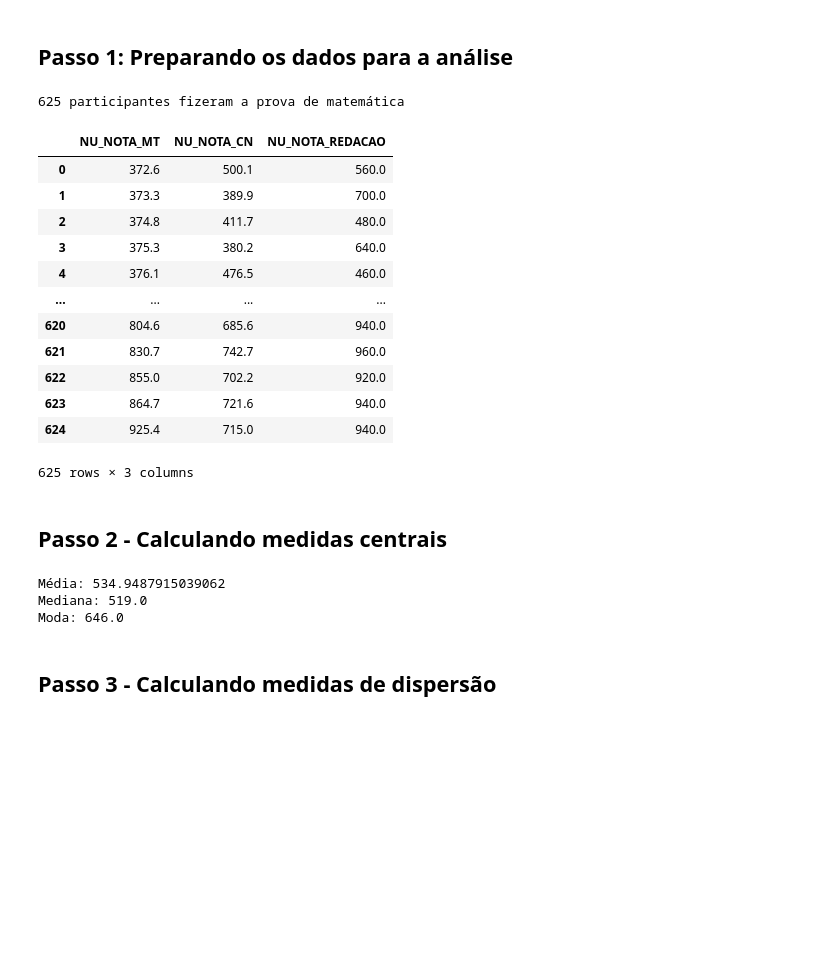
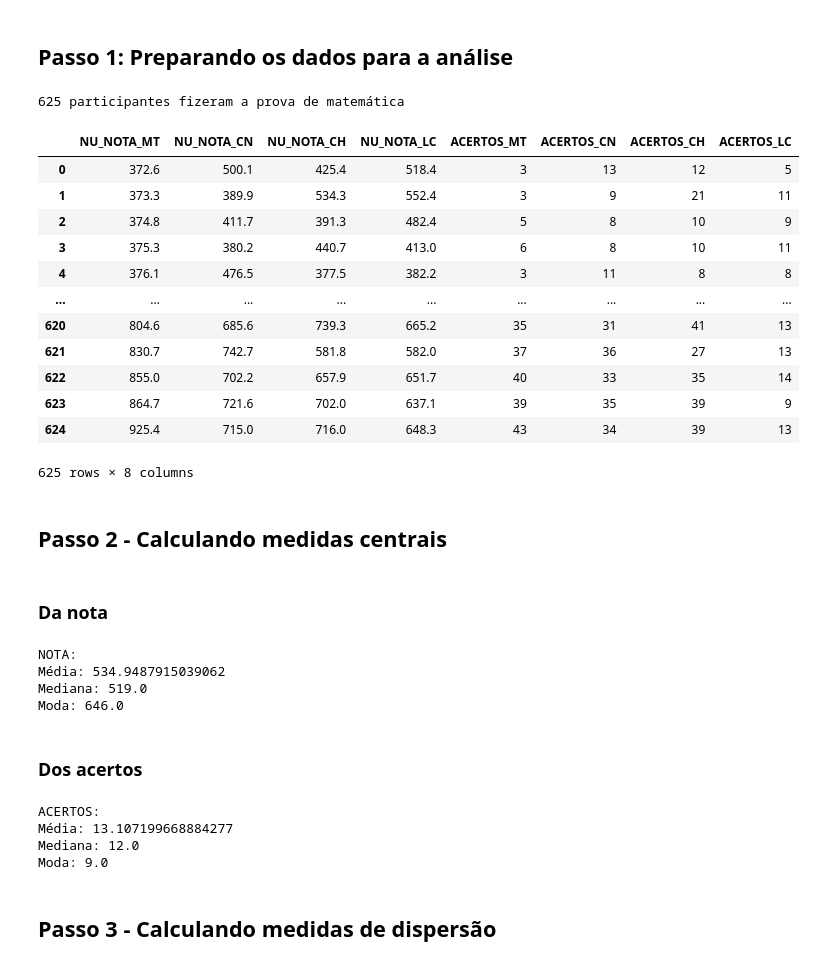
Before and after one commit to AlgumCorrupto/trab-estat-stica, a Jupyter notebook: enem.ipynb, the cells around one changed output. Cells and saved outputs as stored; diff of their text form; code cells hidden in the pictures; blank space fills up the shorter version.

```diff
--- a/enem.ipynb
+++ b/enem.ipynb
@@ -13,35 +13,52 @@ import scipy.stats as st
 ## Passo 1: Preparando os dados para a análise
 # %%
 amostra = pd.read_csv('notas-campos.csv')
-notas = np.round(np.array(amostra["NU_NOTA_MT"], dtype=np.float32), decimals=0, out=None)
+notas_mt = np.round(np.array(amostra["NU_NOTA_MT"], dtype=np.float32), decimals=0, out=None)
+acertos_mt = np.round(np.array(amostra["ACERTOS_MT"], dtype=np.float32), decimals=0, out=None)
 print(f"{len(amostra)} participantes fizeram a prova de matemática")
+
+
 amostra
 # %% [output]
 625 participantes fizeram a prova de matemática
-|  | NU_NOTA_MT | NU_NOTA_CN | NU_NOTA_REDACAO |
-| 0 | 372.6 | 500.1 | 560.0 |
-| 1 | 373.3 | 389.9 | 700.0 |
-| 2 | 374.8 | 411.7 | 480.0 |
-| 3 | 375.3 | 380.2 | 640.0 |
-| 4 | 376.1 | 476.5 | 460.0 |
-| ... | ... | ... | ... |
-| 620 | 804.6 | 685.6 | 940.0 |
-| 621 | 830.7 | 742.7 | 960.0 |
-| 622 | 855.0 | 702.2 | 920.0 |
-| 623 | 864.7 | 721.6 | 940.0 |
-| 624 | 925.4 | 715.0 | 940.0 |
+|  | NU_NOTA_MT | NU_NOTA_CN | NU_NOTA_CH | NU_NOTA_LC | ACERTOS_MT | ACERTOS_CN | ACERTOS_CH | ACERTOS_LC |
+| 0 | 372.6 | 500.1 | 425.4 | 518.4 | 3 | 13 | 12 | 5 |
+| 1 | 373.3 | 389.9 | 534.3 | 552.4 | 3 | 9 | 21 | 11 |
+| 2 | 374.8 | 411.7 | 391.3 | 482.4 | 5 | 8 | 10 | 9 |
+| 3 | 375.3 | 380.2 | 440.7 | 413.0 | 6 | 8 | 10 | 11 |
+| 4 | 376.1 | 476.5 | 377.5 | 382.2 | 3 | 11 | 8 | 8 |
+| ... | ... | ... | ... | ... | ... | ... | ... | ... |
+| 620 | 804.6 | 685.6 | 739.3 | 665.2 | 35 | 31 | 41 | 13 |
+| 621 | 830.7 | 742.7 | 581.8 | 582.0 | 37 | 36 | 27 | 13 |
+| 622 | 855.0 | 702.2 | 657.9 | 651.7 | 40 | 33 | 35 | 14 |
+| 623 | 864.7 | 721.6 | 702.0 | 637.1 | 39 | 35 | 39 | 9 |
+| 624 | 925.4 | 715.0 | 716.0 | 648.3 | 43 | 34 | 39 | 13 |
-625 rows × 3 columns
+625 rows × 8 columns
 # %% [markdown]
 ## Passo 2 - Calculando medidas centrais
+# %% [markdown]
+### Da nota
 # %%
-média = np.mean(notas)
-mediana = np.median(notas)
-moda = st.mode(notas).mode
-
-print(f"Média: {média}", f"Mediana: {mediana}", f"Moda: {moda}", sep="\n")
+média_n = np.mean(notas_mt)
+mediana_n = np.median(notas_mt)
+moda_n = st.mode(notas_mt).mode
+print("NOTA:", f"Média: {média_n}", f"Mediana: {mediana_n}", f"Moda: {moda_n}", sep="\n")
 # %% [output]
+NOTA:
 Média: 534.9487915039062
 Mediana: 519.0
 Moda: 646.0
+# %% [markdown]
+### Dos acertos
+# %%
+média_a = np.mean(acertos_mt)
+mediana_a = np.median(acertos_mt)
+moda_a = st.mode(acertos_mt).mode
+print("ACERTOS:", f"Média: {média_a}", f"Mediana: {mediana_a}", f"Moda: {moda_a}", sep="\n")
+# %% [output]
+ACERTOS:
+Média: 13.107199668884277
+Mediana: 12.0
+Moda: 9.0
 # %% [markdown]
 ## Passo 3 - Calculando medidas de dispersão
```
Also changed, not shown: parts of 24 cells of this notebook, 2 other files.
